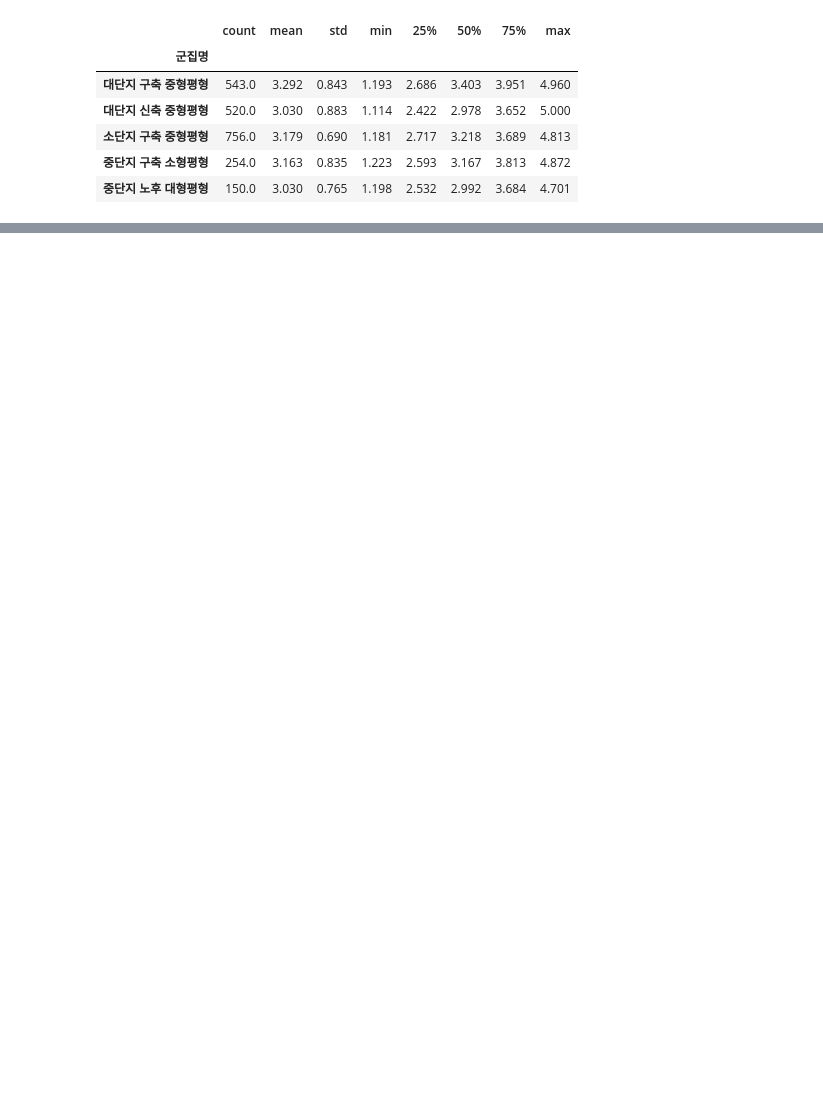
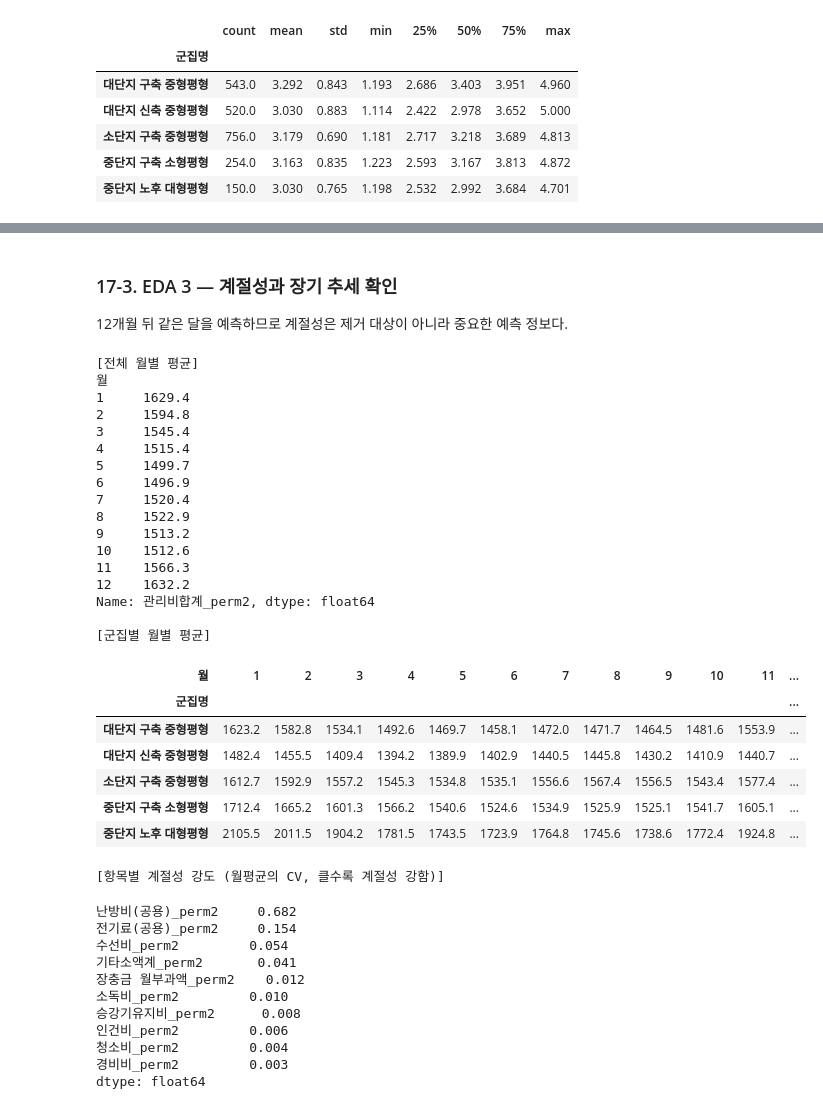
Before and after one commit to roh-git/mlapt_project, a Jupyter notebook: main_analysis.ipynb, the cells around one changed output, grey strips where cells are left out. Cells and saved outputs as stored; diff of their text form; code cells hidden in the pictures; blank space fills up the shorter version.

```diff
--- a/main_analysis.ipynb
+++ b/main_analysis.ipynb
@@ -1480,0 +1485,9 @@ Name: count, dtype: int64
+# %%
+# 패널 정리: 클러스터 라벨 결합, 예측 타깃 지정
+TARGET = '관리비합계_perm2'
+
+panel = per_df.merge(unit_df_with_cluster[['cluster']].reset_index(), on='단지코드', how='left')
+panel['군집명'] = panel['cluster'].map(CLUSTER_NAMES)
+panel = panel.sort_values(['단지코드', '발생년월(YYYYMM)']).reset_index(drop=True)
+
+print(f"panel 크기: {panel.shape}, 단지 수: {panel['단지코드'].nunique()}")
@@ -1480,0 +1539,12 @@ Name: count, dtype: int64
+# %%
+print(panel[TARGET].describe().round(1))
+
+print("\n[군집별 분포]")
+display(panel.groupby('군집명')[TARGET].describe()[['mean', '50%', 'std', 'min', 'max']].round(1))
+
+panel['연도'] = panel['발생년월(YYYYMM)'].astype(str).str[:4]
+print("\n[연도별 평균/중앙값] — 5년간 관리비 수준 자체가 계속 오르고 있는지 확인")
+display(panel.groupby('연도')[TARGET].agg(['mean', 'median']).round(1))
+
+top1pct = panel[TARGET].quantile(0.99)
+print(f"상위 1% 임계값: {top1pct:.1f}원/㎡ (해당 {(panel[TARGET] >= top1pct).sum()}행)")
@@ -1480,0 +1579,57 @@ Name: count, dtype: int64
+# %% [markdown]
+### 17-3. EDA 3 — 계절성과 장기 추세 확인
+
+12개월 뒤 같은 달을 예측하므로 계절성은 제거 대상이 아니라 중요한 예측 정보다.
+# %%
+panel['월'] = panel['발생년월(YYYYMM)'].astype(int) % 100
+
+print("[전체 월별 평균]")
+print(panel.groupby('월')[TARGET].mean().round(1))
+
+print("\n[군집별 월별 평균]")
+display(panel.pivot_table(index='군집명', columns='월', values=TARGET, aggfunc='mean').round(1))
+
+print("\n[항목별 계절성 강도 (월평균의 CV, 클수록 계절성 강함)]")
+_item_month_cv = {}
+for item in REMAINING_COST_ITEMS:
+    _m = panel.groupby('월')[item].mean()
+    _item_month_cv[item] = _m.std() / _m.mean() if _m.mean() else float('nan')
+item_month_cv = pd.Series(_item_month_cv).sort_values(ascending=False)
+item_month_cv.round(3)
+# %% [output]
+[전체 월별 평균]
+월
+1     1629.4
+2     1594.8
+3     1545.4
+4     1515.4
+5     1499.7
+6     1496.9
+7     1520.4
+8     1522.9
+9     1513.2
+10    1512.6
+11    1566.3
+12    1632.2
+Name: 관리비합계_perm2, dtype: float64
+
+[군집별 월별 평균]
+| 월 | 1 | 2 | 3 | 4 | 5 | 6 | 7 | 8 | 9 | 10 | 11 | ... |
+| 군집명 |  |  |  |  |  |  |  |  |  |  |  | ... |
+| 대단지 구축 중형평형 | 1623.2 | 1582.8 | 1534.1 | 1492.6 | 1469.7 | 1458.1 | 1472.0 | 1471.7 | 1464.5 | 1481.6 | 1553.9 | ... |
+| 대단지 신축 중형평형 | 1482.4 | 1455.5 | 1409.4 | 1394.2 | 1389.9 | 1402.9 | 1440.5 | 1445.8 | 1430.2 | 1410.9 | 1440.7 | ... |
+| 소단지 구축 중형평형 | 1612.7 | 1592.9 | 1557.2 | 1545.3 | 1534.8 | 1535.1 | 1556.6 | 1567.4 | 1556.5 | 1543.4 | 1577.4 | ... |
+| 중단지 구축 소형평형 | 1712.4 | 1665.2 | 1601.3 | 1566.2 | 1540.6 | 1524.6 | 1534.9 | 1525.9 | 1525.1 | 1541.7 | 1605.1 | ... |
+| 중단지 노후 대형평형 | 2105.5 | 2011.5 | 1904.2 | 1781.5 | 1743.5 | 1723.9 | 1764.8 | 1745.6 | 1738.6 | 1772.4 | 1924.8 | ... |
+[항목별 계절성 강도 (월평균의 CV, 클수록 계절성 강함)]
+난방비(공용)_perm2     0.682
+전기료(공용)_perm2     0.154
+수선비_perm2         0.054
+기타소액계_perm2       0.041
+장충금 월부과액_perm2    0.012
+소독비_perm2         0.010
+승강기유지비_perm2      0.008
+인건비_perm2         0.006
+청소비_perm2         0.004
+경비비_perm2         0.003
+dtype: float64
```
Also changed, not shown: parts of 24 cells of this notebook.
